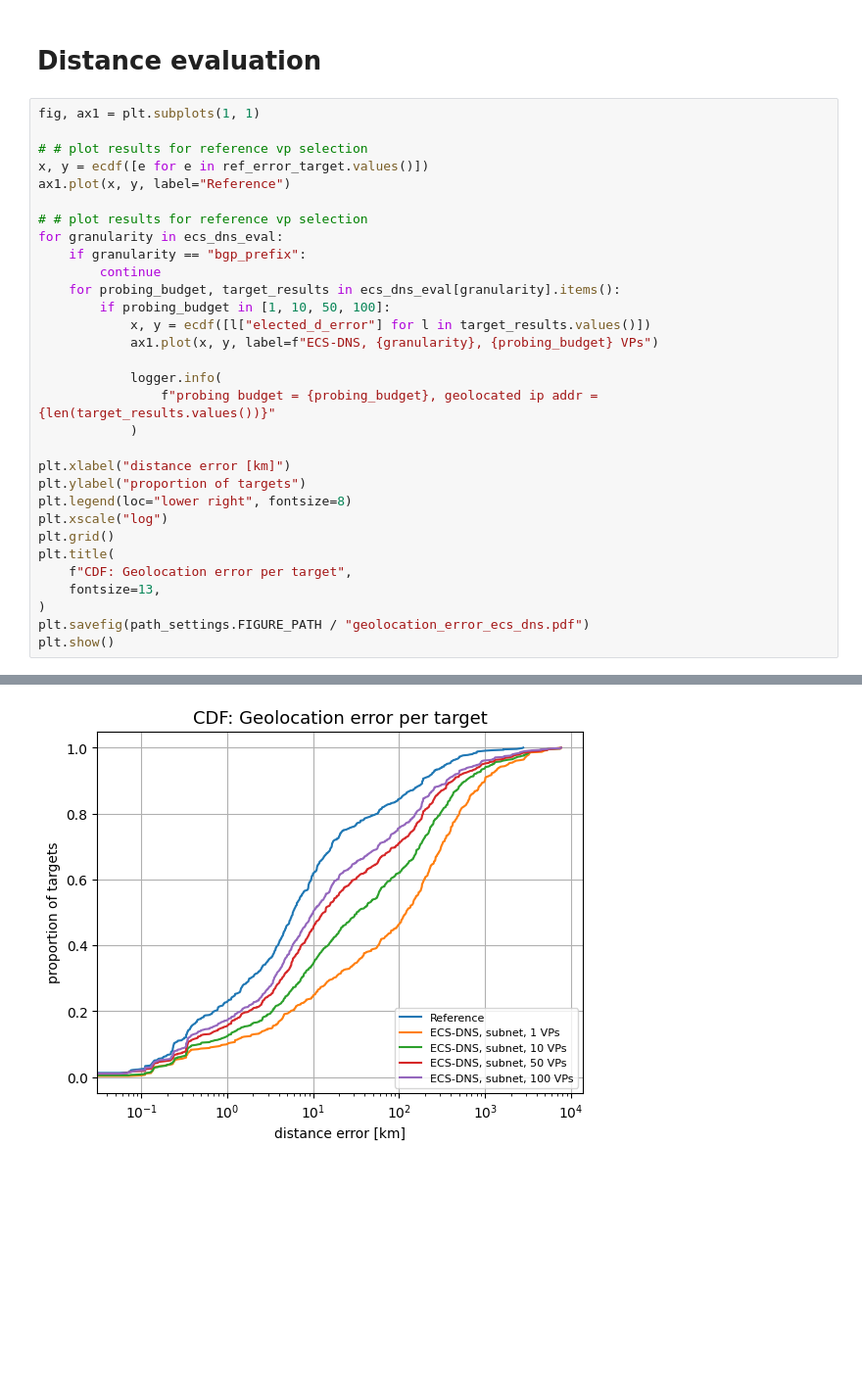
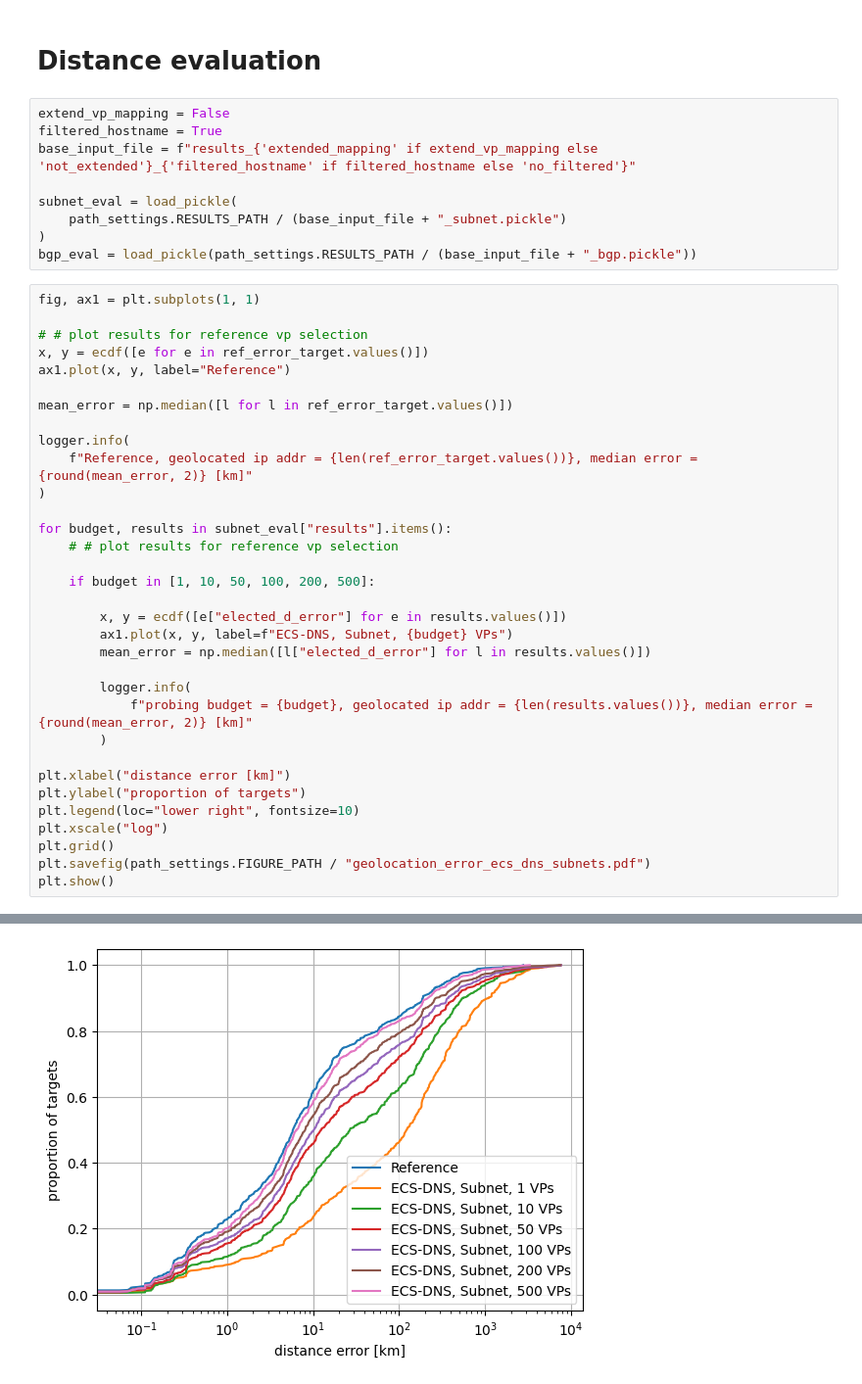
Before and after one commit to dioptra-io/georesolver, a Jupyter notebook: geogiant/analysis/ecs_dns_fct_probing_budget.ipynb, the cells around one changed output, grey strips where cells are left out. Shown at 98% size. Cells and saved outputs as stored; diff of their text form; blank space fills up the shorter version.

```diff
--- a/geogiant/analysis/ecs_dns_fct_probing_budget.ipynb
+++ b/geogiant/analysis/ecs_dns_fct_probing_budget.ipynb
@@ -24,5 +36,14 @@ ecs_dns_eval = load_pickle(path_settings.RESULTS_PATH / "ecs_dns_eval.pickle")
 # %% [markdown]
 # Distance evaluation
+# %%
+extend_vp_mapping = False
+filtered_hostname = True
+base_input_file = f"results_{'extended_mapping' if extend_vp_mapping else 'not_extended'}_{'filtered_hostname' if filtered_hostname else 'no_filtered'}"
+
+subnet_eval = load_pickle(
+    path_settings.RESULTS_PATH / (base_input_file + "_subnet.pickle")
+)
+bgp_eval = load_pickle(path_settings.RESULTS_PATH / (base_input_file + "_bgp.pickle"))
 # %%
 fig, ax1 = plt.subplots(1, 1)
 
@@ -30,28 +51,30 @@ fig, ax1 = plt.subplots(1, 1)
 x, y = ecdf([e for e in ref_error_target.values()])
 ax1.plot(x, y, label="Reference")
 
-# # plot results for reference vp selection
-for granularity in ecs_dns_eval:
-    if granularity == "bgp_prefix":
-        continue
-    for probing_budget, target_results in ecs_dns_eval[granularity].items():
-        if probing_budget in [1, 10, 50, 100]:
-            x, y = ecdf([l["elected_d_error"] for l in target_results.values()])
-            ax1.plot(x, y, label=f"ECS-DNS, {granularity}, {probing_budget} VPs")
+mean_error = np.median([l for l in ref_error_target.values()])
 
-            logger.info(
-                f"probing budget = {probing_budget}, geolocated ip addr = {len(target_results.values())}"
-            )
+logger.info(
+    f"Reference, geolocated ip addr = {len(ref_error_target.values())}, median error = {round(mean_error, 2)} [km]"
+)
+
+for budget, results in subnet_eval["results"].items():
+    # # plot results for reference vp selection
+
+    if budget in [1, 10, 50, 100, 200, 500]:
+
+        x, y = ecdf([e["elected_d_error"] for e in results.values()])
+        ax1.plot(x, y, label=f"ECS-DNS, Subnet, {budget} VPs")
+        mean_error = np.median([l["elected_d_error"] for l in results.values()])
+
+        logger.info(
+            f"probing budget = {budget}, geolocated ip addr = {len(results.values())}, median error = {round(mean_error, 2)} [km]"
+        )
 
 plt.xlabel("distance error [km]")
 plt.ylabel("proportion of targets")
-plt.legend(loc="lower right", fontsize=8)
+plt.legend(loc="lower right", fontsize=10)
 plt.xscale("log")
 plt.grid()
-plt.title(
-    f"CDF: Geolocation error per target",
-    fontsize=13,
-)
-plt.savefig(path_settings.FIGURE_PATH / "geolocation_error_ecs_dns.pdf")
+plt.savefig(path_settings.FIGURE_PATH / "geolocation_error_ecs_dns_subnets.pdf")
 plt.show()
 # %% [output]
@@ -62,2 +88,2 @@ plt.show()
-[figure, old version]
+[figure, new version]
 # %% [markdown]
```
Also changed, not shown: parts of 29 cells of this notebook, 14 other files.
